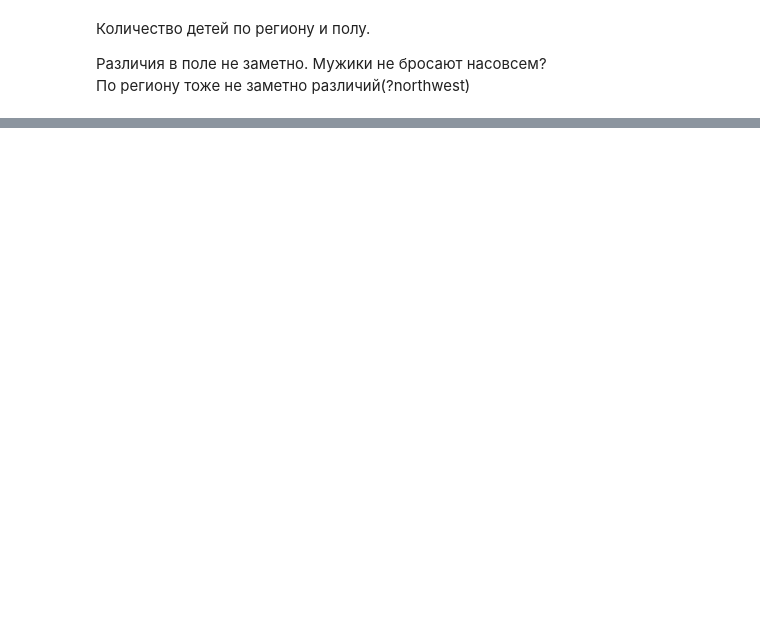
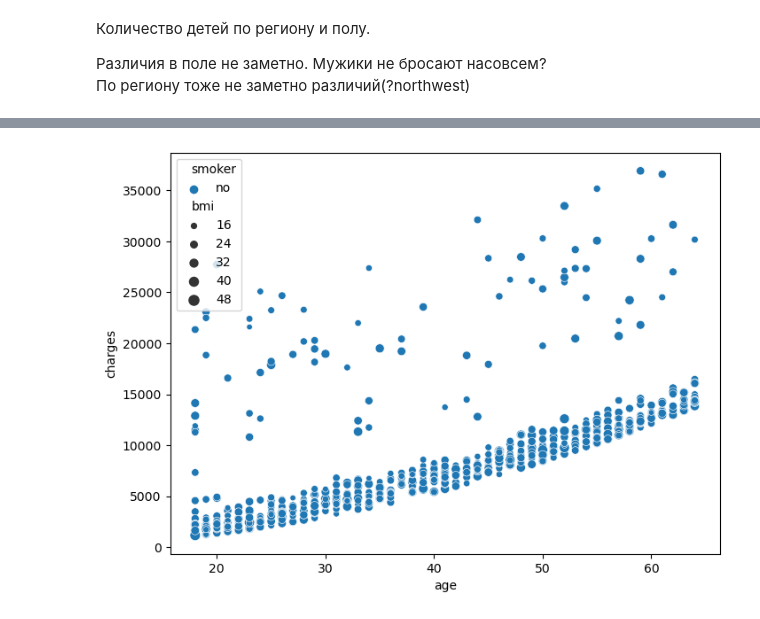
Before and after one commit to crabron/BI_kaggle, a Jupyter notebook: insurance.ipynb, the cells around one changed output, grey strips where cells are left out. Saved outputs shown, nothing was run; the diff lists cells and outputs as text; code cells hidden in the pictures; blank space fills up the shorter version.

```diff
--- a/insurance.ipynb
+++ b/insurance.ipynb
@@ -305,0 +194,5 @@ Notes:
+# %%
+sns.scatterplot(x='age', y='charges', hue='smoker', size='bmi',
+                data=train.query("(smoker == 'no')"));
+# %% [output]
+[figure, added]
```
Also changed, not shown: parts of 48 cells of this notebook.
